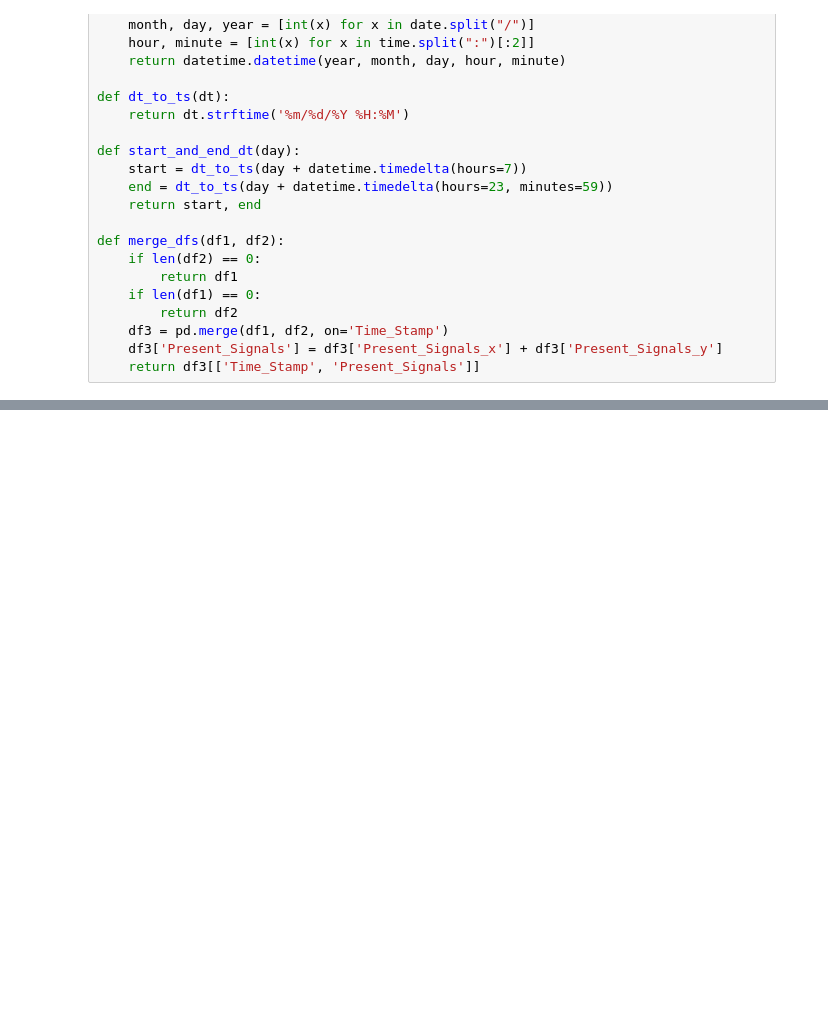
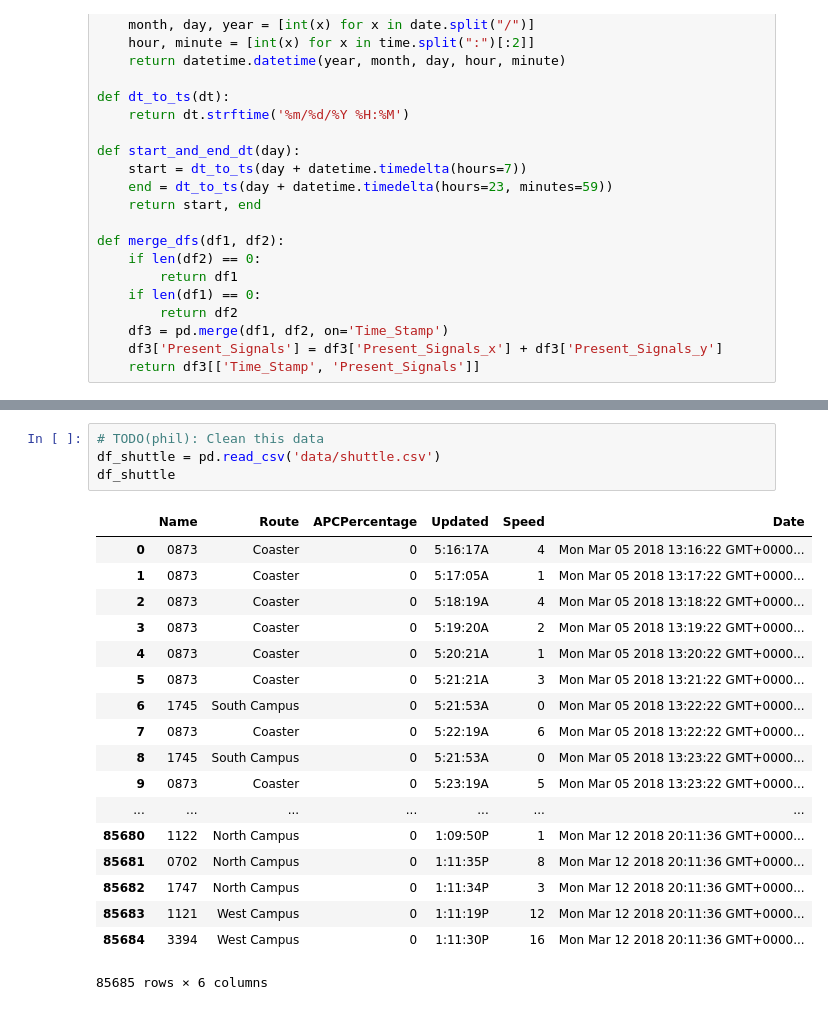
Before and after one commit to kelvinluime/Pr_059, a Jupyter notebook: FinalProject.ipynb, the cells around one changed output, grey strips where cells are left out. Saved outputs shown, nothing was run; the diff lists cells and outputs as text; blank space fills up the shorter version.

```diff
--- a/FinalProject.ipynb
+++ b/FinalProject.ipynb
@@ -245,0 +556,23 @@ def get_geisel_df(earliest, latest, table_selection, quarter):
+# %%
+# TODO(phil): Clean this data
+df_shuttle = pd.read_csv('data/shuttle.csv')
+df_shuttle
+# %% [output]
+|  | Name | Route | APCPercentage | Updated | Speed | Date |
+| 0 | 0873 | Coaster | 0 | 5:16:17A | 4 | Mon Mar 05 2018 13:16:22 GMT+0000... |
+| 1 | 0873 | Coaster | 0 | 5:17:05A | 1 | Mon Mar 05 2018 13:17:22 GMT+0000... |
+| 2 | 0873 | Coaster | 0 | 5:18:19A | 4 | Mon Mar 05 2018 13:18:22 GMT+0000... |
+| 3 | 0873 | Coaster | 0 | 5:19:20A | 2 | Mon Mar 05 2018 13:19:22 GMT+0000... |
+| 4 | 0873 | Coaster | 0 | 5:20:21A | 1 | Mon Mar 05 2018 13:20:22 GMT+0000... |
+| 5 | 0873 | Coaster | 0 | 5:21:21A | 3 | Mon Mar 05 2018 13:21:22 GMT+0000... |
+| 6 | 1745 | South Campus | 0 | 5:21:53A | 0 | Mon Mar 05 2018 13:22:22 GMT+0000... |
+| 7 | 0873 | Coaster | 0 | 5:22:19A | 6 | Mon Mar 05 2018 13:22:22 GMT+0000... |
+| 8 | 1745 | South Campus | 0 | 5:21:53A | 0 | Mon Mar 05 2018 13:23:22 GMT+0000... |
+| 9 | 0873 | Coaster | 0 | 5:23:19A | 5 | Mon Mar 05 2018 13:23:22 GMT+0000... |
+| ... | ... | ... | ... | ... | ... | ... |
+| 85680 | 1122 | North Campus | 0 | 1:09:50P | 1 | Mon Mar 12 2018 20:11:36 GMT+0000... |
+| 85681 | 0702 | North Campus | 0 | 1:11:35P | 8 | Mon Mar 12 2018 20:11:36 GMT+0000... |
+| 85682 | 1747 | North Campus | 0 | 1:11:34P | 3 | Mon Mar 12 2018 20:11:36 GMT+0000... |
+| 85683 | 1121 | West Campus | 0 | 1:11:19P | 12 | Mon Mar 12 2018 20:11:36 GMT+0000... |
+| 85684 | 3394 | West Campus | 0 | 1:11:30P | 16 | Mon Mar 12 2018 20:11:36 GMT+0000... |
+85685 rows × 6 columns
```
Also changed, not shown: parts of 11 cells of this notebook, 11 other files.
